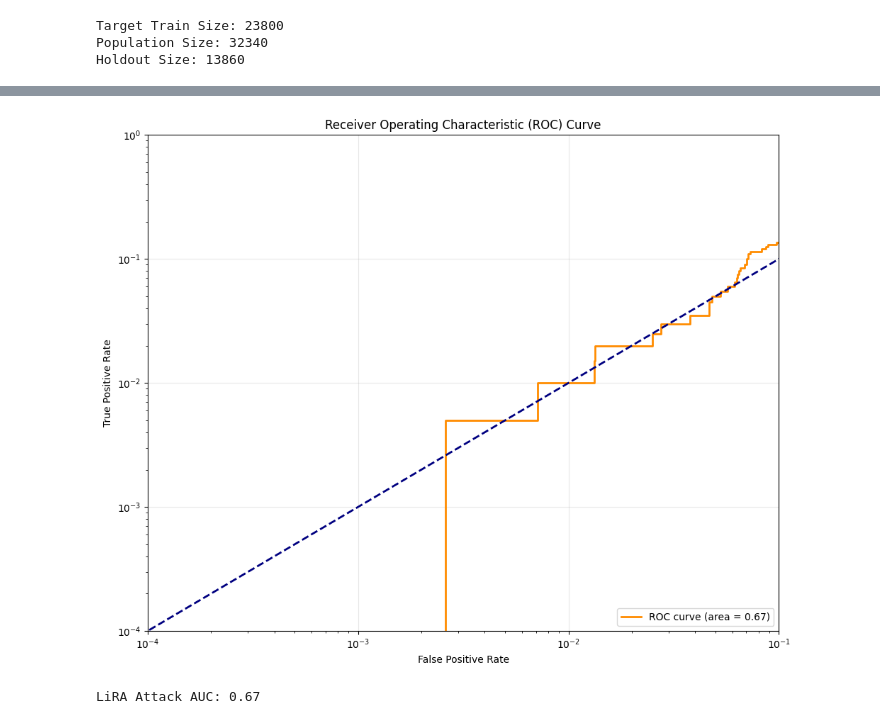
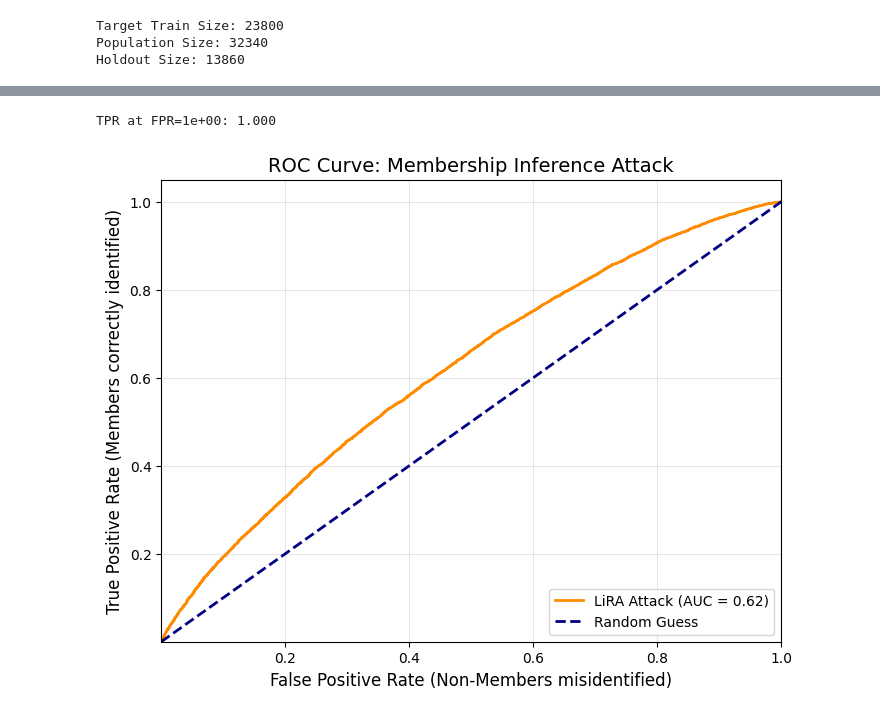
Before and after one commit to chauanphu/MIA-CVD, a Jupyter notebook: LiRA.ipynb, the cells around one changed output, grey strips where cells are left out. Saved outputs shown, nothing was run; the diff lists cells and outputs as text; code cells hidden in the pictures.

```diff
--- a/LiRA.ipynb
+++ b/LiRA.ipynb
@@ -46,12 +44,12 @@ from sklearn.svm import SVC
 
 target_model = XGBClassifier(
     n_estimators=100,
-    max_depth=10,
+    max_depth=6,
     learning_rate=0.5,
     min_child_weight=1,
     subsample = 1.0,
-    eval_metric='logloss',
-    random_state=42)
+    eval_metric='logloss')
+
 target_model.fit(X_train_target, y_train_target)
 
 print(f"Target Model Accuracy: {target_model.score(X_train_target, y_train_target):.2f}")
@@ -213,7 +224,7 @@ class LiRAAttack:
 # ==========================================
 
 # Initialize Attack
-attacker = LiRAAttack(target_model, n_shadow_models=32)
+attacker = LiRAAttack(target_model, n_shadow_models=64)
 
 # Train Shadow Models (using the Population data the attacker has)
 attacker.train_shadow_models(X_population, y_population)
@@ -268,28 +280,49 @@ plt.show()
 # %%
+import matplotlib.pyplot as plt
+from sklearn.metrics import roc_curve, auc
+import numpy as np
 
-# ROC Curve
-labels = np.concatenate([np.ones(len(member_scores)), np.zeros(len(non_member_scores))])
-scores = np.concatenate([member_scores, non_member_scores])
+def plot_lira_roc(y_true, lira_scores, fpr_lim=1.0, use_log_scale=False):
+    """
+    Plots the ROC Curve for the LiRA membership inference attack.
 
-# Plot the ROC curve
-from sklearn.metrics import roc_curve, auc
-fpr, tpr, thresholds = roc_curve(labels, scores)
-roc_auc = auc(fpr, tpr)
-plt.figure(figsize=(10, 8))
-plt.plot(fpr, tpr, color='darkorange', lw=2, label=f'ROC curve (area = {roc_auc:.2f})')
-plt.plot([0, 1], [0, 1], color='navy', lw=2, linestyle='--')
-plt.xlim([1e-4, 0.1])
-plt.ylim([1e-4, 1.0])
-plt.yscale('log')
-plt.xscale('log')
-plt.xlabel('False Positive Rate')
-plt.ylabel('True Positive Rate')
-plt.title('Receiver Operating Characteristic (ROC) Curve')
-plt.legend(loc="lower right")
-plt.grid(True, alpha=0.3)
-plt.tight_layout()
-plt.show()
-print(f"LiRA Attack AUC: {roc_auc:.2f}")
+    y_true: Array of true labels (1 = Member, 0 = Non-Member)
+    lira_scores: Array of calculated LiRA scores (higher score = more likely to be a member)
+    """
+    # 1. Calculate False Positive Rate (FPR) and True Positive Rate (TPR)
+    fpr, tpr, thresholds = roc_curve(y_true, lira_scores)
+
+    # 2. Calculate Area Under Curve (AUC)
+    # AUC = 0.5 means random guessing. AUC = 1.0 means perfect attack.
+    roc_auc = auc(fpr, tpr)
+
+    # 3. Plot
+    plt.figure(figsize=(8, 6))
+    plt.plot(fpr, tpr, color='darkorange', lw=2,
+             label=f'LiRA Attack (AUC = {roc_auc:.2f})')
+    # Print the TPR at specific FPR thresholds
+    idx = np.where(fpr <= fpr_lim)[0]
+    if len(idx) > 0:
+        tpr_at_fpr = tpr[idx[-1]]
+        print(f"TPR at FPR={fpr_lim:.0e}: {tpr_at_fpr:.3f}")
+    # Plot random guess line
+    plt.plot([0, 1], [0, 1], color='navy', lw=2, linestyle='--', label='Random Guess')
+    if use_log_scale:
+        plt.xscale('log')
+        plt.yscale('log')
+    plt.xlim([1e-4, fpr_lim])
+    plt.ylim([1e-4, 1.05])
+    plt.xlabel('False Positive Rate (Non-Members misidentified)', fontsize=12)
+    plt.ylabel('True Positive Rate (Members correctly identified)', fontsize=12)
+    plt.title('ROC Curve: Membership Inference Attack', fontsize=14)
+    plt.legend(loc="lower right")
+    plt.grid(True, alpha=0.3)
+    plt.show()
+
+all_scores = np.concatenate([lira_scores_holdout, lira_scores_train])
+all_labels = np.concatenate([np.zeros(len(lira_scores_holdout)), np.ones(len(lira_scores_train))])
+
+plot_lira_roc(all_labels, all_scores)
 # %% [output]
+TPR at FPR=1e+00: 1.000
-[figure, old version]
+[figure, new version]
-LiRA Attack AUC: 0.67
```
Also changed, not shown: parts of 12 cells of this notebook, 1 other file.
